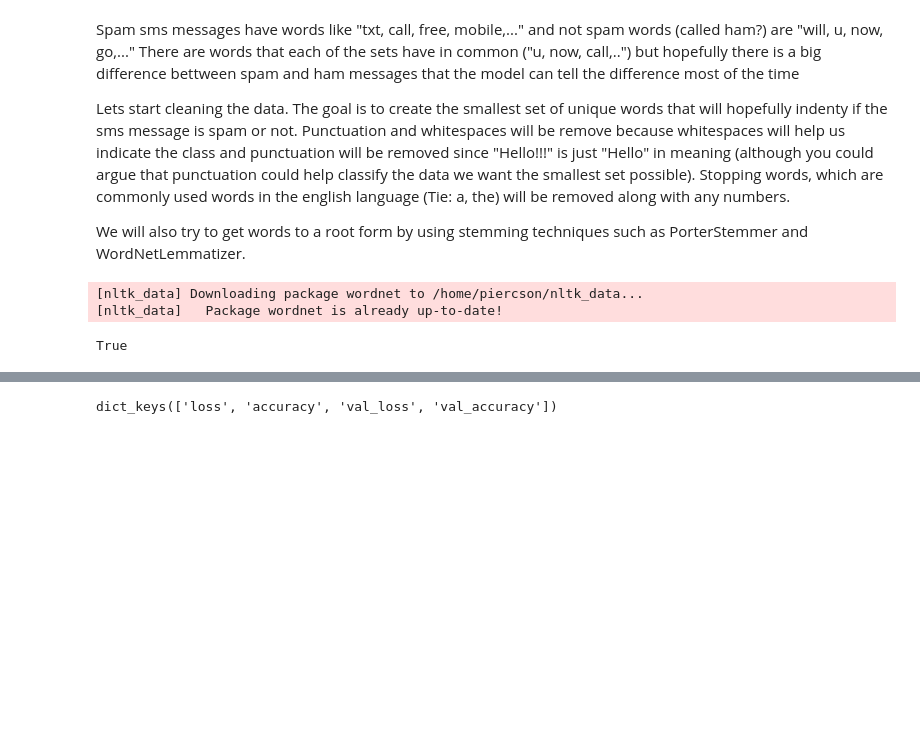
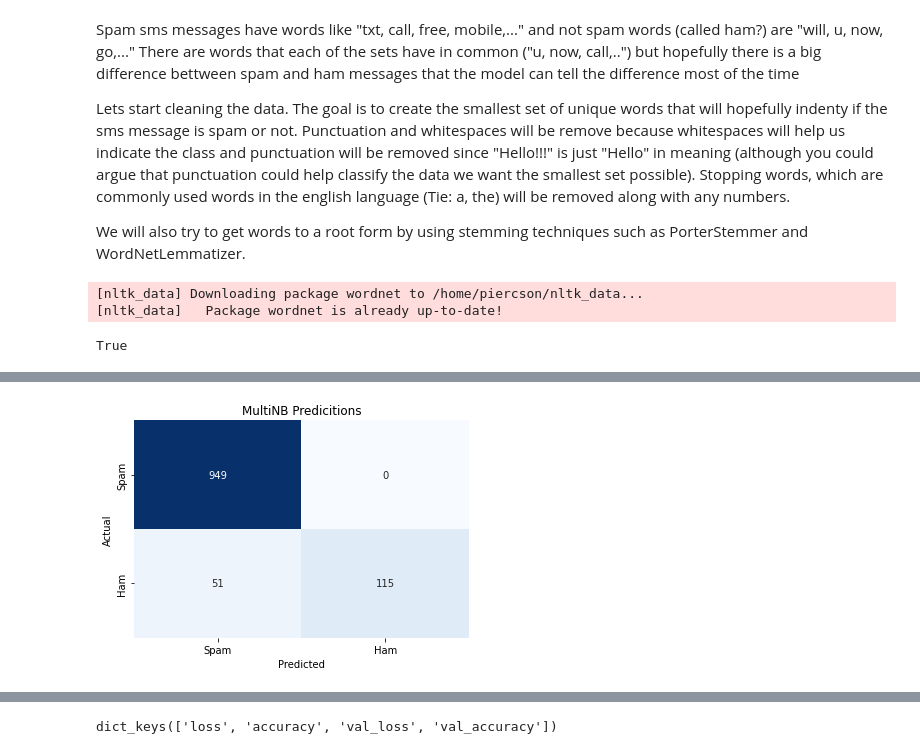
Before and after one commit to Piercson/Spam-Detection, a Jupyter notebook: spam_detection.ipynb, the cells around one changed output, grey strips where cells are left out. Saved outputs shown, nothing was run; the diff lists cells and outputs as text; code cells hidden in the pictures; blank space fills up the shorter version.

```diff
--- a/spam_detection.ipynb
+++ b/spam_detection.ipynb
@@ -157,0 +170,7 @@ y = data['class']
+# %%
+from sklearn.model_selection import train_test_split
+
+X = data.cleaned_stemm
+y = data['class']
+
+X_train, X_valid, y_train, y_valid = train_test_split(X, y,train_size=0.8, test_size=0.2,random_state=0)
@@ -158,13 +184,9 @@ y = data['class']
 # %%
-from sklearn.model_selection import train_test_split
-from sklearn.metrics import accuracy_score
-from sklearn.metrics import classification_report
 from sklearn.feature_extraction.text import CountVectorizer
 from sklearn.feature_extraction.text import TfidfTransformer
 from sklearn.pipeline import Pipeline
 from sklearn.naive_bayes import MultinomialNB
 from sklearn.metrics import confusion_matrix
-
 import seaborn as sns
 
 nb_pipe = Pipeline([('vect', CountVectorizer()),
@@ -172,13 +194,5 @@ nb_pipe = Pipeline([('vect', CountVectorizer()),
                    ('clf', MultinomialNB()),
                   ])
 
-X_train, X_valid, y_train, y_valid = train_test_split(X, y,train_size=0.7, test_size=0.3,random_state=0)
-model = nb_pipe.fit(X_train, y_train)
-y_pred = model.predict(X_valid)
-labels = ['spam',"ham"]
-print('accuracy %f',accuracy_score(y_pred, y_valid))
-print(classification_report(y_valid, y_pred,target_names=labels))
-cf = confusion_matrix(y_valid,y_pred,labels=labels)
-labels = ['Spam',"Ham"]
-pd.crosstab(y_valid, y_pred, rownames = ['Actual'], colnames =['Predicted'], margins = True)
-# sns.heatmap(cf,cbar=False,xticklabels=labels,yticklabels=labels,annot=True,fmt="d",cmap='Blues')
+model_nb = nb_pipe.fit(X_train, y_train)
+y_pred = model_nb.predict(X_valid)
@@ -199,0 +199,6 @@ weighted avg       0.95      0.95      0.95      1672
+# %%
+from sklearn.metrics import accuracy_score
+from sklearn.metrics import classification_report
+labels = ['ham','spam']
+print('Multinomial Naive Bayes Accuracy %f \n' % accuracy_score(y_pred, y_valid))
+print(classification_report(y_valid, y_pred,target_names=labels))
@@ -199,0 +224,4 @@ weighted avg       0.95      0.95      0.95      1672
+# %%
+figures.plot_heatmap(y_valid,y_pred, labels,"MultiNB Predicitions")
+# %% [output]
+[figure, added]
```
Also changed, not shown: parts of 62 cells of this notebook, 5 other files.
